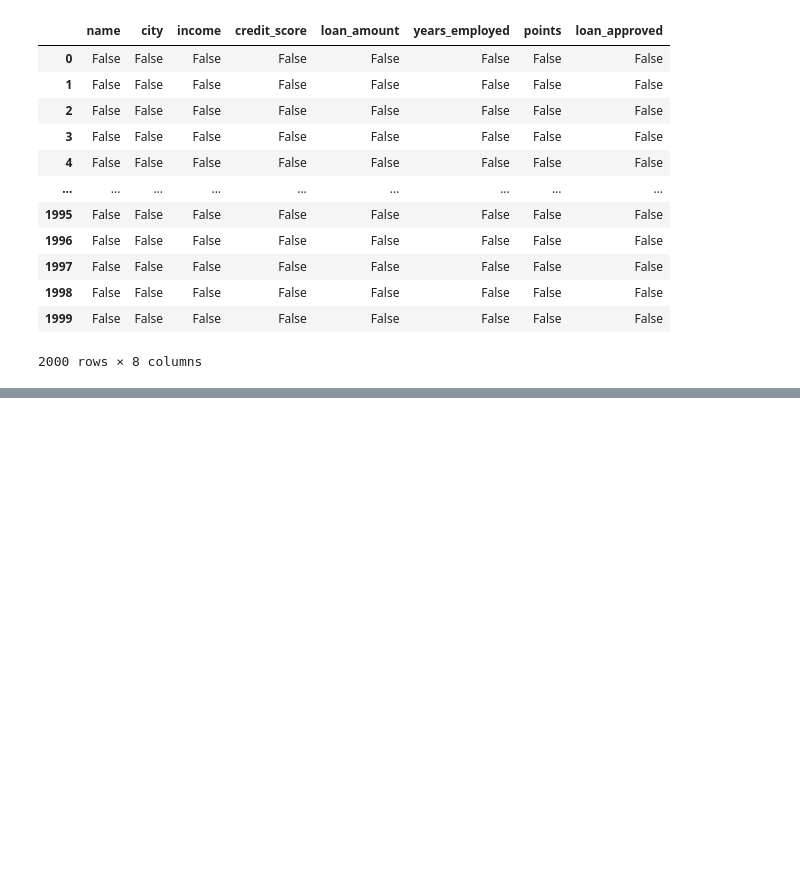
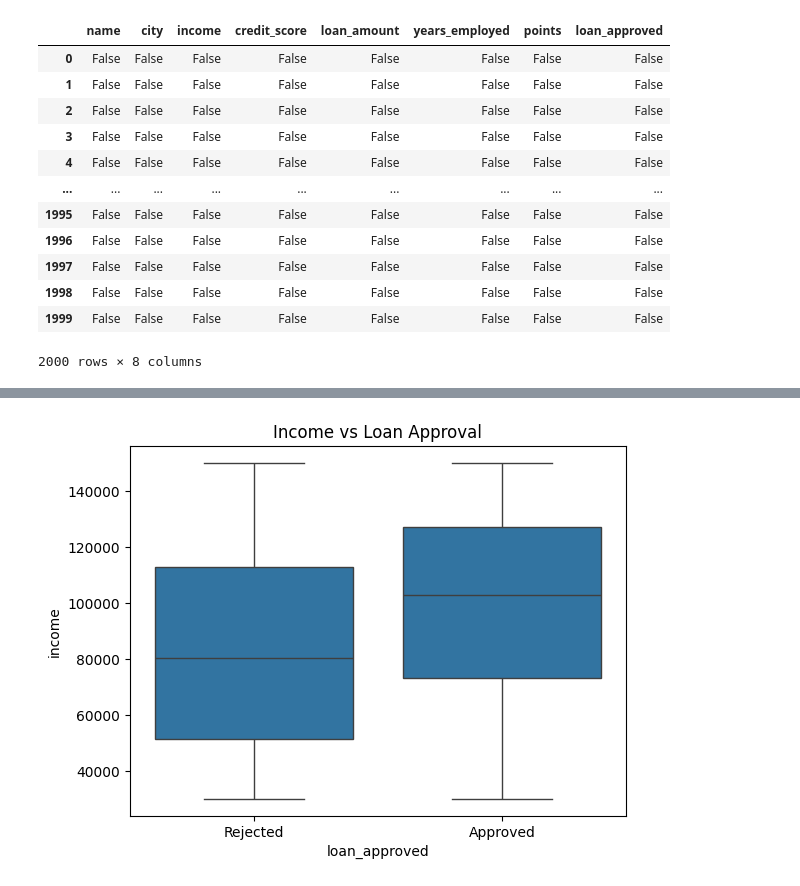
Before and after one commit to mansikumawat08/Project-3, a Jupyter notebook: loan_approval.ipynb, the cells around one changed output, grey strips where cells are left out. Saved outputs shown, nothing was run; the diff lists cells and outputs as text; code cells hidden in the pictures; blank space fills up the shorter version.

```diff
--- a/loan_approval.ipynb
+++ b/loan_approval.ipynb
@@ -318,0 +119,6 @@ complete_data
+# %%
+sns.boxplot(x='loan_approved',y='income',data=df)
+plt.title("Income vs Loan Approval")
+plt.show()
+# %% [output]
+[figure, added]
```
Also changed, not shown: parts of 80 cells of this notebook, 1 other file.
